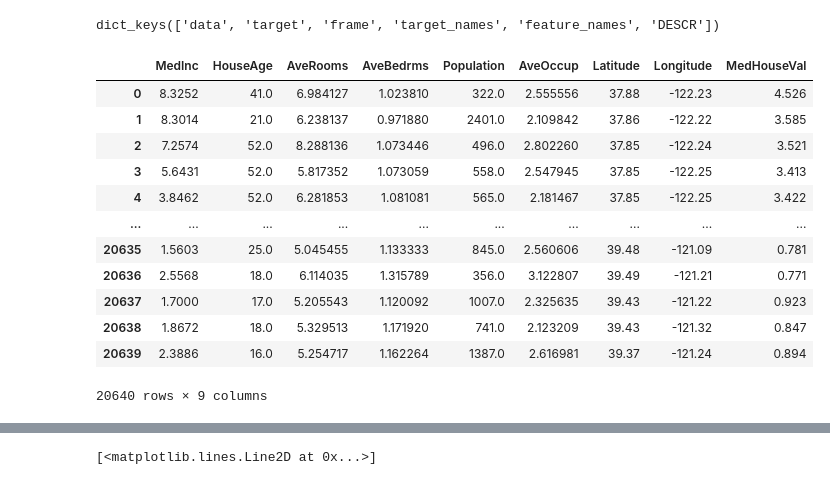
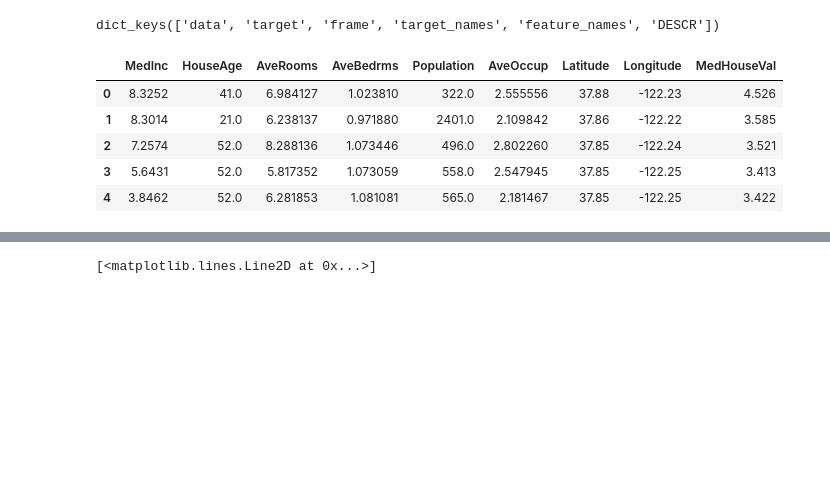
Before and after one commit to tsimafeip/LCT-master-course, a Jupyter notebook: UdS/WinterSemester/NeuralNetworks/Assignments/assignment1/PrakapenkaAtkins_HW1.ipynb, the cells around one changed output, grey strips where cells are left out. Cells and saved outputs as stored; diff of their text form; code cells hidden in the pictures; blank space fills up the shorter version.

```diff
--- a/UdS/WinterSemester/NeuralNetworks/Assignments/assignment1/PrakapenkaAtkins_HW1.ipynb
+++ b/UdS/WinterSemester/NeuralNetworks/Assignments/assignment1/PrakapenkaAtkins_HW1.ipynb
@@ -242,20 +250,13 @@ print(california_housing_full.keys())
 dict_keys(['data', 'target', 'frame', 'target_names', 'feature_names', 'DESCR'])
 # %%
 house_df = california_housing_full.frame
-house_df
+house_df.head()
 # %% [output]
 |  | MedInc | HouseAge | AveRooms | AveBedrms | Population | AveOccup | Latitude | Longitude | MedHouseVal |
 | 0 | 8.3252 | 41.0 | 6.984127 | 1.023810 | 322.0 | 2.555556 | 37.88 | -122.23 | 4.526 |
 | 1 | 8.3014 | 21.0 | 6.238137 | 0.971880 | 2401.0 | 2.109842 | 37.86 | -122.22 | 3.585 |
 | 2 | 7.2574 | 52.0 | 8.288136 | 1.073446 | 496.0 | 2.802260 | 37.85 | -122.24 | 3.521 |
 | 3 | 5.6431 | 52.0 | 5.817352 | 1.073059 | 558.0 | 2.547945 | 37.85 | -122.25 | 3.413 |
 | 4 | 3.8462 | 52.0 | 6.281853 | 1.081081 | 565.0 | 2.181467 | 37.85 | -122.25 | 3.422 |
-| ... | ... | ... | ... | ... | ... | ... | ... | ... | ... |
-| 20635 | 1.5603 | 25.0 | 5.045455 | 1.133333 | 845.0 | 2.560606 | 39.48 | -121.09 | 0.781 |
-| 20636 | 2.5568 | 18.0 | 6.114035 | 1.315789 | 356.0 | 3.122807 | 39.49 | -121.21 | 0.771 |
-| 20637 | 1.7000 | 17.0 | 5.205543 | 1.120092 | 1007.0 | 2.325635 | 39.43 | -121.22 | 0.923 |
-| 20638 | 1.8672 | 18.0 | 5.329513 | 1.171920 | 741.0 | 2.123209 | 39.43 | -121.32 | 0.847 |
-| 20639 | 2.3886 | 16.0 | 5.254717 | 1.162264 | 1387.0 | 2.616981 | 39.37 | -121.24 | 0.894 |
-20640 rows × 9 columns
 # %%
 losses = []
```
Also changed, not shown: parts of 25 cells of this notebook.
